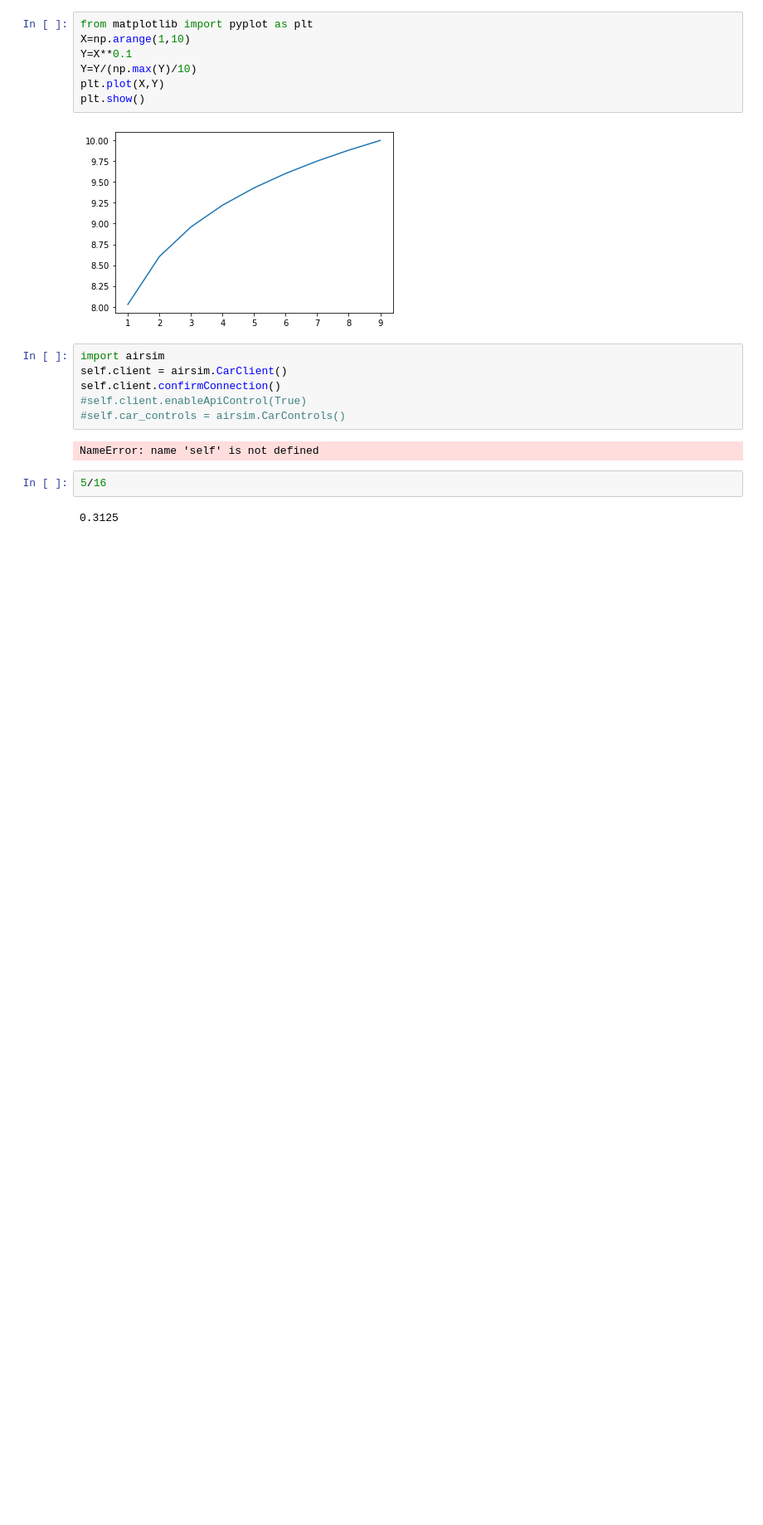
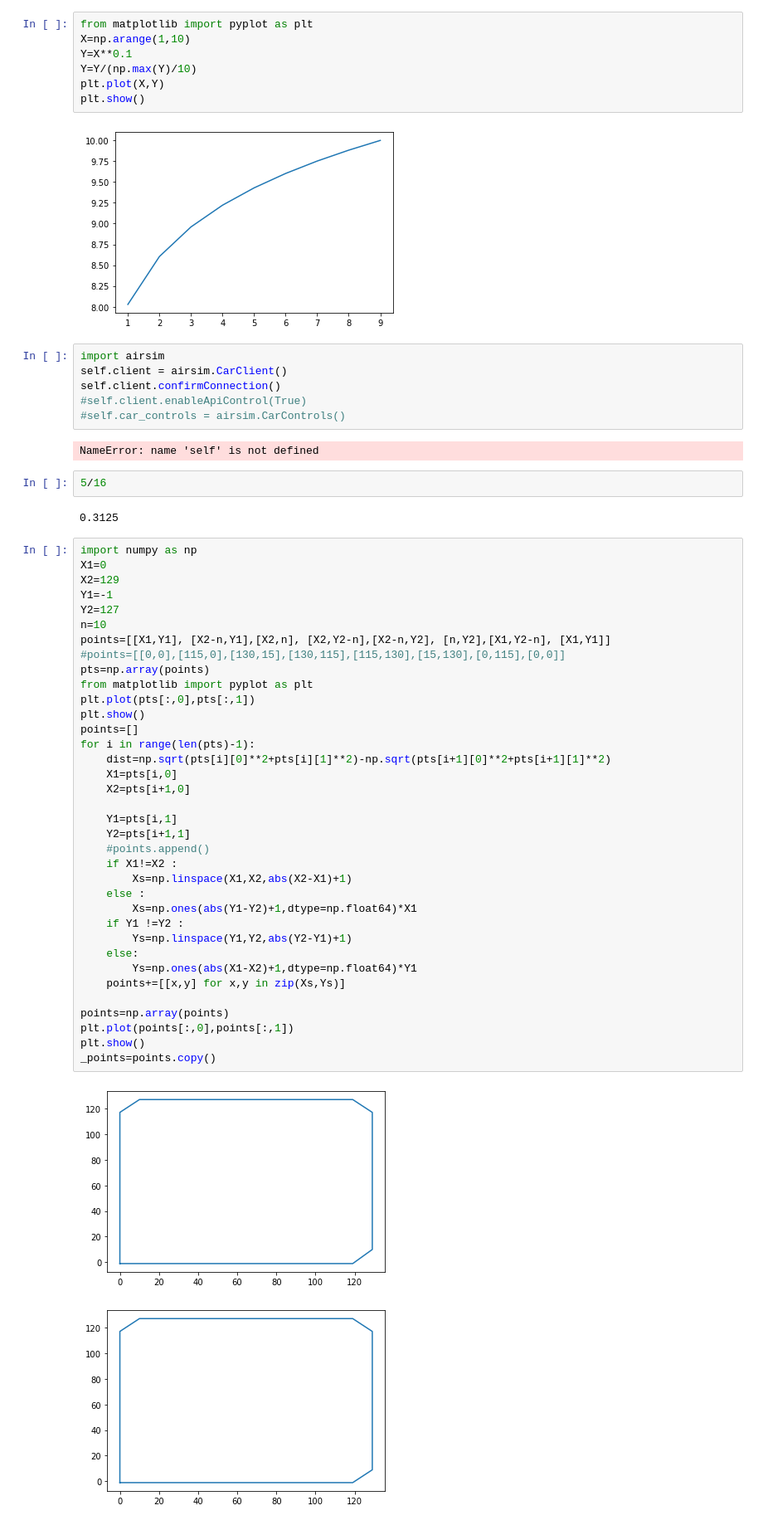
Before and after one commit to irfanhasib0/Control-algorithms, a Jupyter notebook: MPC_GYM_CAR_RACING_V0/airsim.ipynb, the cells around one changed output. Shown: that part at 83% size. Cells and saved outputs as stored; diff of their text form; blank space fills up the shorter version.

```diff
--- a/MPC_GYM_CAR_RACING_V0/airsim.ipynb
+++ b/MPC_GYM_CAR_RACING_V0/airsim.ipynb
@@ -69,3 +128,42 @@ NameError: name 'self' is not defined
 5/16
 # %% [output]
 0.3125
+# %%
+import numpy as np
+X1=0
+X2=129
+Y1=-1
+Y2=127
+n=10
+points=[[X1,Y1], [X2-n,Y1],[X2,n], [X2,Y2-n],[X2-n,Y2], [n,Y2],[X1,Y2-n], [X1,Y1]]
+#points=[[0,0],[115,0],[130,15],[130,115],[115,130],[15,130],[0,115],[0,0]]
+pts=np.array(points)
+from matplotlib import pyplot as plt
+plt.plot(pts[:,0],pts[:,1])
+plt.show()
+points=[]
+for i in range(len(pts)-1):
+    dist=np.sqrt(pts[i][0]**2+pts[i][1]**2)-np.sqrt(pts[i+1][0]**2+pts[i+1][1]**2)
+    X1=pts[i,0]
+    X2=pts[i+1,0]
+
+    Y1=pts[i,1]
+    Y2=pts[i+1,1]
+    #points.append()
+    if X1!=X2 :
+        Xs=np.linspace(X1,X2,abs(X2-X1)+1)
+    else :
+        Xs=np.ones(abs(Y1-Y2)+1,dtype=np.float64)*X1
+    if Y1 !=Y2 :
+        Ys=np.linspace(Y1,Y2,abs(Y2-Y1)+1)
+    else:
+        Ys=np.ones(abs(X1-X2)+1,dtype=np.float64)*Y1
+    points+=[[x,y] for x,y in zip(Xs,Ys)]
+
+points=np.array(points)
+plt.plot(points[:,0],points[:,1])
+plt.show()
+_points=points.copy()
+# %% [output]
+[figure, added]
+[figure, added]
```
Also changed, not shown: parts of 9 cells of this notebook, 1 other file.
